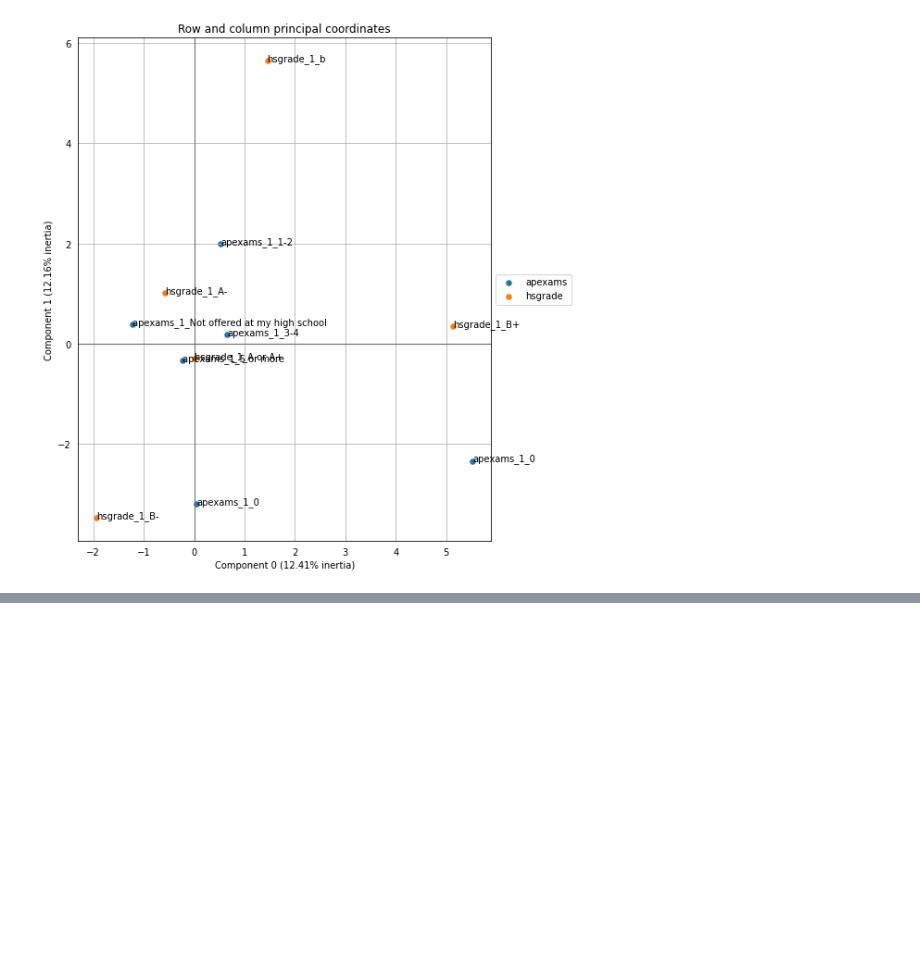
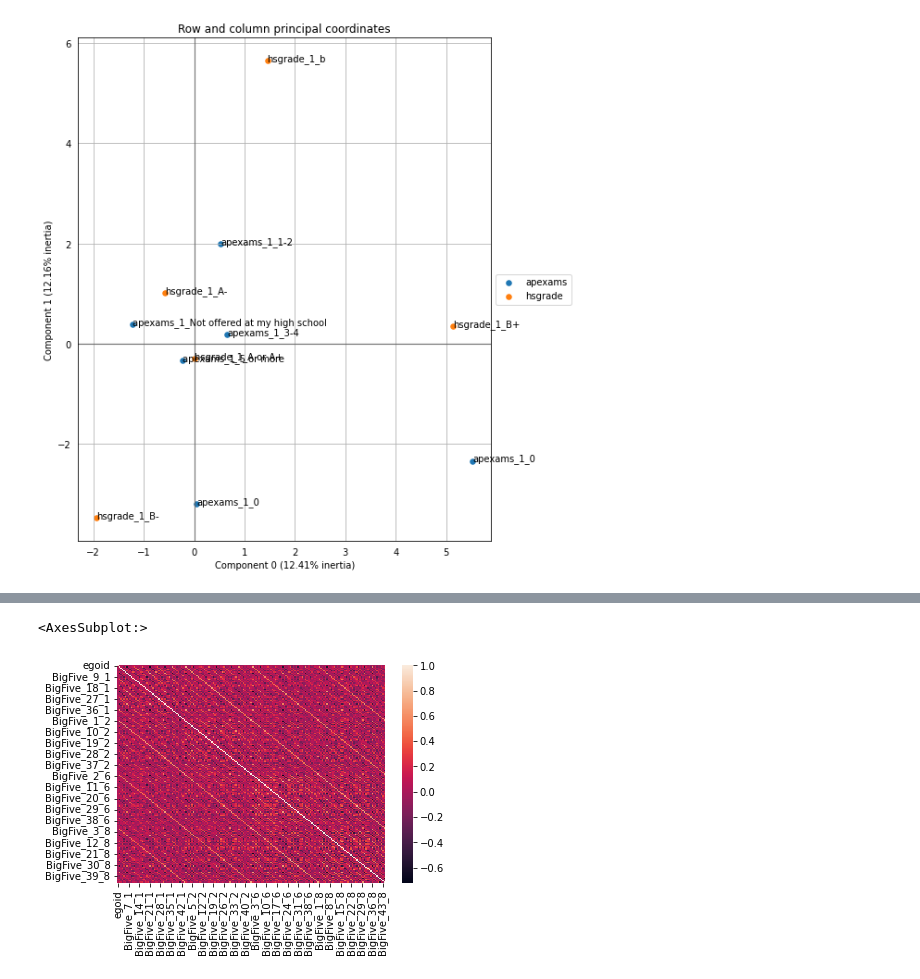
Before and after one commit to EAltunoglu/cmpe492, a Jupyter notebook: survey.ipynb, the cells around one changed output, grey strips where cells are left out. Saved outputs shown, nothing was run; the diff lists cells and outputs as text; code cells hidden in the pictures; blank space fills up the shorter version.

```diff
--- a/survey.ipynb
+++ b/survey.ipynb
@@ -83,0 +108,23 @@ ax = survey_mca.plot_coordinates(
+# %%
+survey = pd.read_csv('original_data/survey_partial/survey_bigfive.csv')
+
+dc = {
+    'Strongly Disagree': 1,
+    'Disagree': 2,
+    'Neither Agree nor Disagree': 3,
+    'Agree': 4,
+    'Strongly Agree': 5
+}
+
+for col in survey.columns:
+    if col == 'egoid':
+        continue
+
+    survey[col] = survey[col].map(dc, na_action='ignore')
+
+# survey = survey.applymap(lambda x: dc[x])
+
+sns.heatmap(survey.corr())
+# %% [output]
+<AxesSubplot:>
+[figure, added]
```
Also changed, not shown: parts of 7 cells of this notebook, 12 other files.
